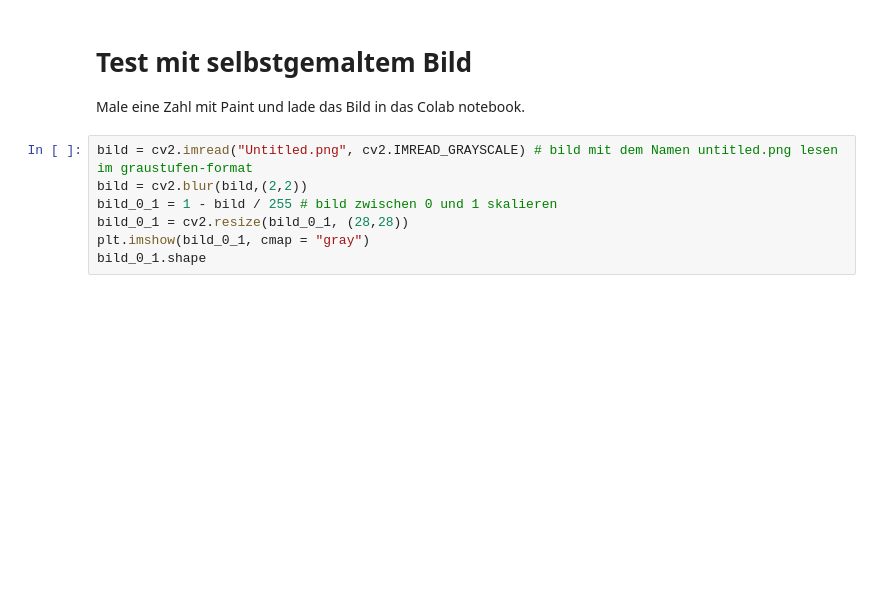
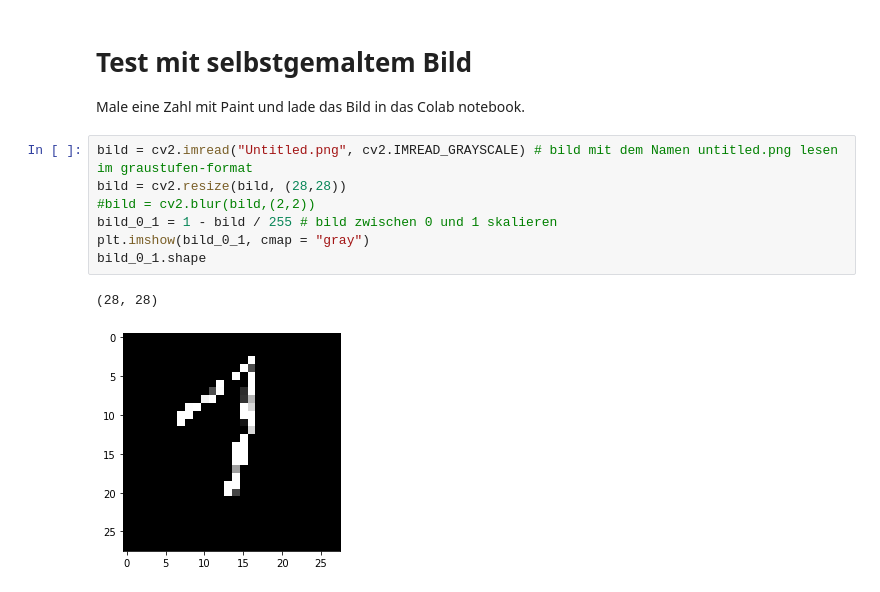
Before and after one commit to Pythonimeislabor/repo1, a Jupyter notebook: erstes_neuronales_Netz.ipynb, the cells around one changed output. Saved outputs shown, nothing was run; the diff lists cells and outputs as text; blank space fills up the shorter version.

```diff
--- a/erstes_neuronales_Netz.ipynb
+++ b/erstes_neuronales_Netz.ipynb
@@ -203,11 +201,14 @@ model.save("model.h5") # Netzwerk und Parameter speichern
 Male eine Zahl mit Paint und lade das Bild in das Colab notebook.
 # %%
 bild = cv2.imread("Untitled.png", cv2.IMREAD_GRAYSCALE) # bild mit dem Namen untitled.png lesen im graustufen-format
-bild = cv2.blur(bild,(2,2))
+bild = cv2.resize(bild, (28,28))
+#bild = cv2.blur(bild,(2,2))
 bild_0_1 = 1 - bild / 255 # bild zwischen 0 und 1 skalieren
-bild_0_1 = cv2.resize(bild_0_1, (28,28))
 plt.imshow(bild_0_1, cmap = "gray")
 bild_0_1.shape
+# %% [output]
+(28, 28)
+[figure, added]
 # %%
 bild_batch = np.reshape(bild_0_1,(1,28,28)) # tensorflow braucht ein array von Inputs
 
```
Also changed, not shown: parts of 3 cells of this notebook.
